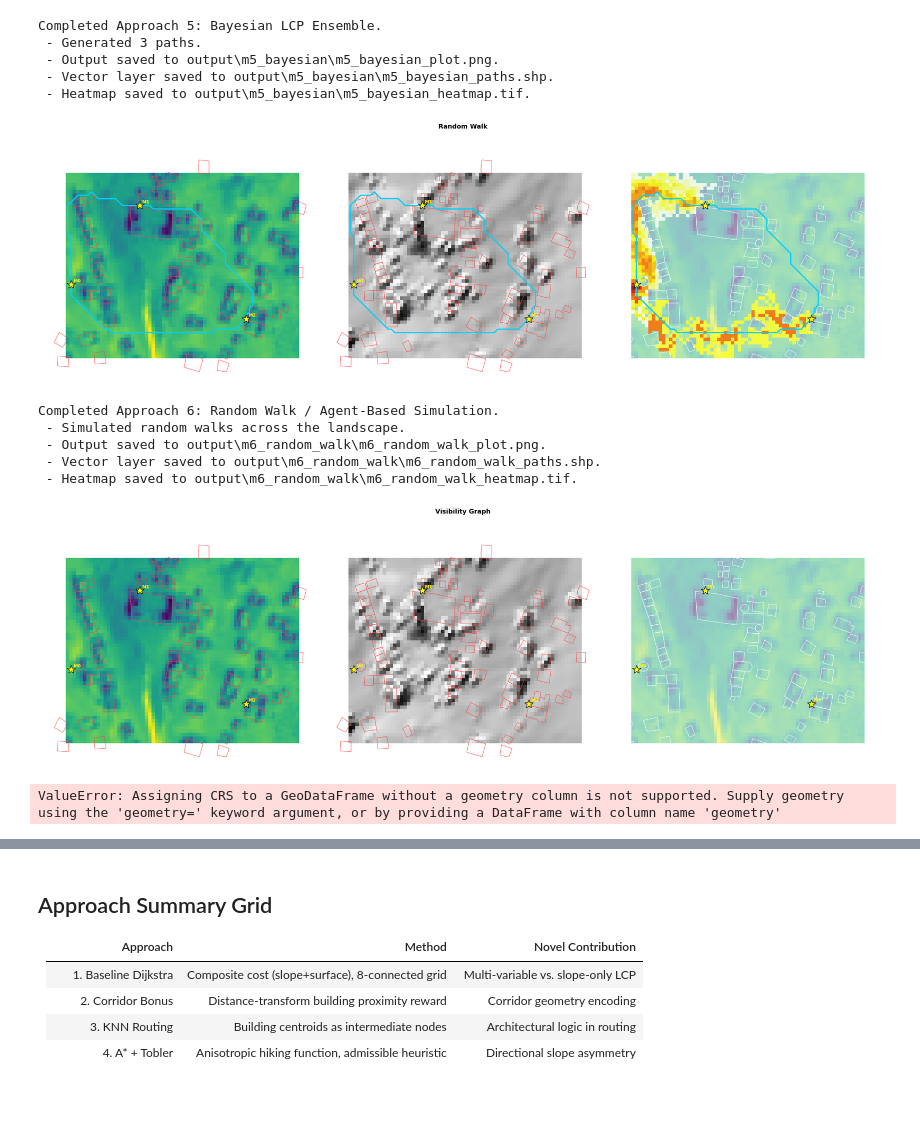
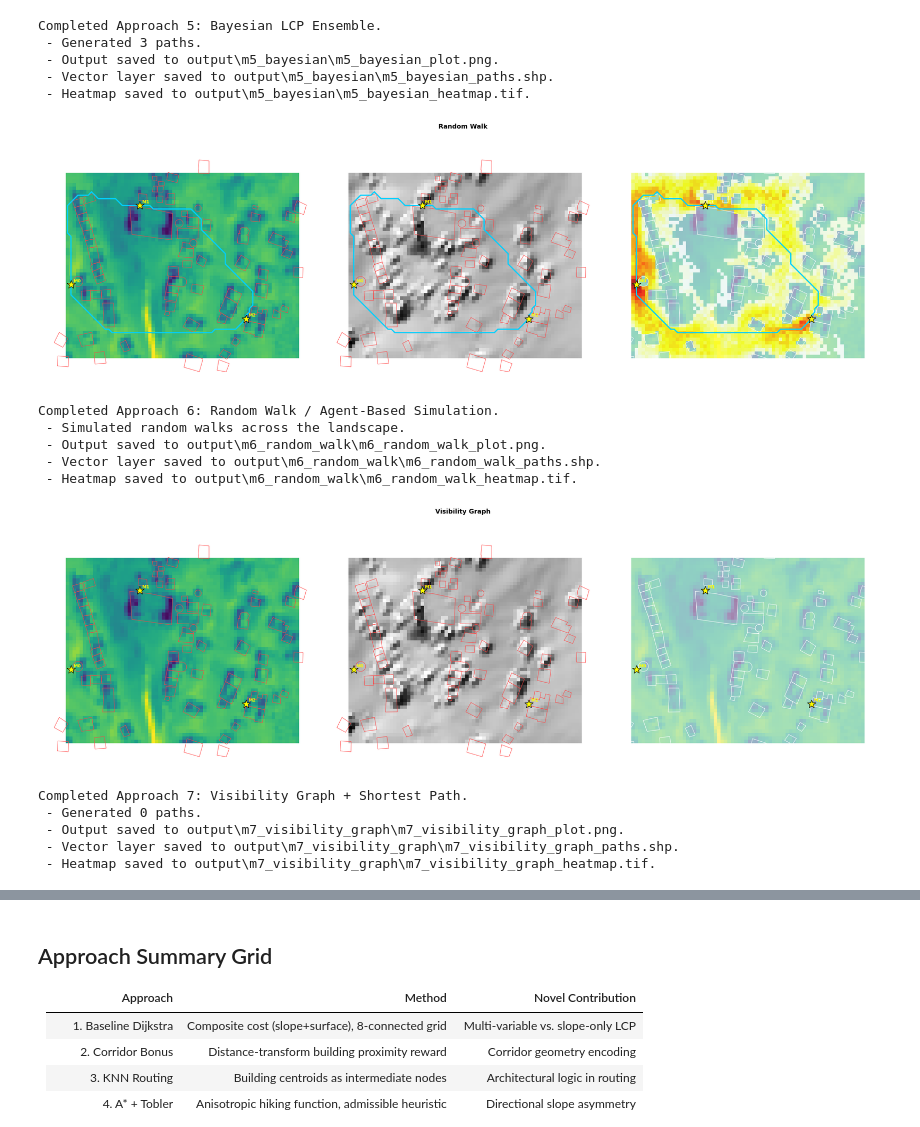
Before and after one commit to Manan-Wadhwa/lamp-gsoc-2026, a Jupyter notebook: Task1.ipynb, the cells around one changed output, grey strips where cells are left out. Cells and saved outputs as stored; diff of their text form; code cells hidden in the pictures; blank space fills up the shorter version.

```diff
--- a/Task1.ipynb
+++ b/Task1.ipynb
@@ -1236,8 +1531,8 @@ frequency_map = np.zeros_like(data["dem"], dtype=np.float32)
 rng_agent = np.random.default_rng(7)
 
 # Reduce runtime for notebook runs; increase these for higher-fidelity simulations.
-rw_agents = min(CONFIG["RW_AGENTS"], 400)
-rw_max_steps = min(CONFIG["RW_MAX_STEPS"], 800)
+rw_agents = min(CONFIG["RW_AGENTS"], 1000)
+rw_max_steps = min(CONFIG["RW_MAX_STEPS"], 1000)
 orig_agents = CONFIG["RW_AGENTS"]
 orig_steps = CONFIG["RW_MAX_STEPS"]
 CONFIG["RW_AGENTS"] = rw_agents
@@ -1247,34 +1542,34 @@ try:
         freq, _ = random_walk_agents(mark_rcs[i], mark_rcs[j], composite, obstacle, rng_agent)
         frequency_map += freq
 finally:
     CONFIG["RW_AGENTS"] = orig_agents
     CONFIG["RW_MAX_STEPS"] = orig_steps
 
 for rec in path_records:
     rec["method"] = "Random Walk Ref"
 
 output_dir = OUT / "m6_random_walk"
 output_dir.mkdir(parents=True, exist_ok=True)
 
 plot_paths(
     data,
     path_records,
     frequency_map,
     "Random Walk",
     "m6_random_walk/m6_random_walk_plot.png",
     mark_nodes,
 )
 
 export_paths_shapefile(path_records, data["dem_crs"], output_dir / "m6_random_walk_paths.shp")
 export_heatmap_geotiff(frequency_map, data["dem_meta"], output_dir / "m6_random_walk_heatmap.tif")
 
 print("Completed Approach 6: Random Walk / Agent-Based Simulation.")
 print(" - Simulated random walks across the landscape.")
 print(f" - Output saved to {output_dir / 'm6_random_walk_plot.png'}.")
 print(f" - Vector layer saved to {output_dir / 'm6_random_walk_paths.shp'}.")
 print(f" - Heatmap saved to {output_dir / 'm6_random_walk_heatmap.tif'}.\n")
 # %% [output]
-[figure, old version]
+[figure, new version]
 Completed Approach 6: Random Walk / Agent-Based Simulation.
  - Simulated random walks across the landscape.
  - Output saved to output\m6_random_walk\m6_random_walk_plot.png.
@@ -1284,7 +1579,7 @@ Completed Approach 6: Random Walk / Agent-Based Simulation.
 # Approach 7 - Visibility Graph + Shortest Path
 composite = composite_cost(
     slope_cost_grid, surface_cost_grid, data["bldg_raster"], data["valid"], corridor_mult=corridor_mult
- )
+)
 mark_nodes = mark_nodes_from_marks(data, composite)
 waypoints, adj = visibility_graph(data["buildings"], data["dem_tf"], data["dem"], surface_cost_grid)
 
@@ -1353,9 +1648,9 @@ plot_paths(
     "Visibility Graph",
     "m7_visibility_graph/m7_visibility_graph_plot.png",
     mark_nodes,
- )
+)
 
-export_paths_shapefile(path_records, data["dem_crs"], output_dir / "m7_visibility_graph_paths.shp")
+# export_paths_shapefile(path_records, data["dem_crs"], output_dir / "m7_visibility_graph_paths.shp")
 export_heatmap_geotiff(frequency_map, data["dem_meta"], output_dir / "m7_visibility_graph_heatmap.tif")
 
 print("Completed Approach 7: Visibility Graph + Shortest Path.")
@@ -1365,7 +1660,11 @@ print(f" - Vector layer saved to {output_dir / 'm7_visibility_graph_paths.shp'}.
 print(f" - Heatmap saved to {output_dir / 'm7_visibility_graph_heatmap.tif'}.\n")
 # %% [output]
 [figure]
-ValueError: Assigning CRS to a GeoDataFrame without a geometry column is not supported. Supply geometry using the 'geometry=' keyword argument, or by providing a DataFrame with column name 'geometry'
+Completed Approach 7: Visibility Graph + Shortest Path.
+ - Generated 0 paths.
+ - Output saved to output\m7_visibility_graph\m7_visibility_graph_plot.png.
+ - Vector layer saved to output\m7_visibility_graph\m7_visibility_graph_paths.shp.
+ - Heatmap saved to output\m7_visibility_graph\m7_visibility_graph_heatmap.tif.
 # %%
 # Approach 8 - Entrance-Aware Routing
 base_calc = slope_cost_grid + surface_cost_grid
```
Also changed, not shown: parts of 14 cells of this notebook, 34 other files.
